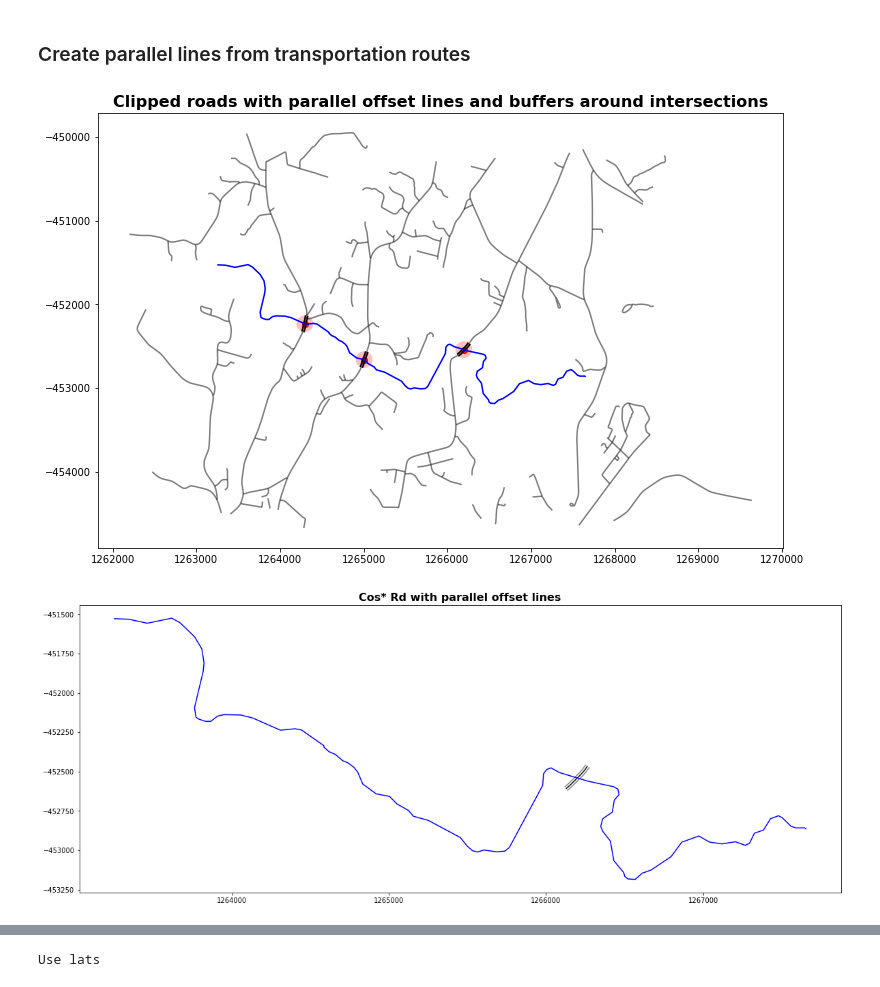
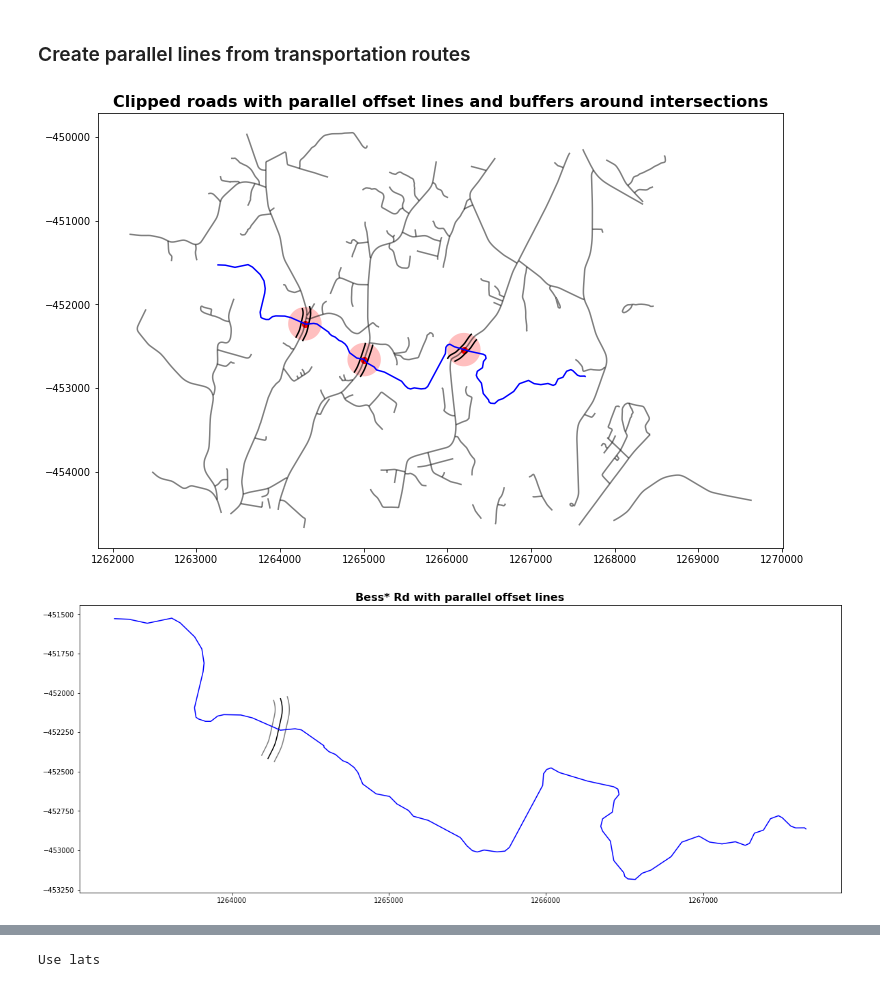
Before and after one commit to Dewberry/fcast, a Jupyter notebook: transit/dense_profile_creation-Dev.ipynb, the cells around one changed output, grey strips where cells are left out. Cells and saved outputs as stored; diff of their text form; code cells hidden in the pictures.

```diff
--- a/transit/dense_profile_creation-Dev.ipynb
+++ b/transit/dense_profile_creation-Dev.ipynb
@@ -29,8 +29,8 @@ dem = "/mnt/c/gis/fcast_data/tiffs/c67567_aoi.tif"
 # %%
 # Set variables based on GIS
 # Offsets: Bess (45), Cos (14), Pue (10)
-buffer_dist = 100
-offset_dist = 14
+buffer_dist = 200
+offset_dist = 45
 our_prj = {'proj': 'aea', 'lat_1': 20, 'lat_2': 60, 'lat_0': 40,
              'lon_0': -96, 'x_0': 0, 'y_0': 0, 'ellps': 'GRS80',
              'units': 'm', 'no_defs': True}
@@ -55,34 +55,34 @@ for i, road in enumerate(clipped_roads):
         single_lines[clipped_roads.index[i]] = ops.linemerge(road)
     else:
         single_lines[clipped_roads.index[i]] = road
 
 # Resulting dictionary needs to be exploded due to roads with same
 #     name. For example, if the road is an interstate.
 explode_lines = gpd.GeoDataFrame(single_lines.items(), columns=['road','geometry'])
 explode_lines = explode_lines.explode().droplevel(0).reset_index(0, drop=True)
 
 # Possibly suboptimal method to create left and right offsets
 df_list = []
 for side in ['left', 'right']:
     explode_lines['side'] = side
     explode_lines['offset'] = explode_lines.geometry.apply(lambda road: road.parallel_offset(offset_dist, side, resolution=1))
     df_list.append(explode_lines.copy())
 offset = pd.concat(df_list).reset_index(0, drop=True)
 
 # Carry out some organization
 offset['geometry'] = offset['offset']
 offset.drop(columns=['offset'], inplace=True)
 
 # Showcase the results
 fig, ax = plt.subplots(figsize = (20,8))
 offset.plot(color='k', ax=ax);
 gdf_roads.plot(color='k', alpha=0.5, ax=ax);
 stream_prj.plot(color='b', ax=ax);
 intersections.plot(color='r', ax=ax);
 intersection_buffers.plot(color='r', alpha=0.25, ax=ax);
 ax.set_title("Clipped roads with parallel offset lines and buffers around intersections", fontsize=16, fontweight='bold');
 # %% [output]
-[figure, old version]
+[figure, new version]
 # %%
 def multi_to_single_lines(input_lines:gpd.geoseries.GeoSeries, column_name:str) -> gpd.geodataframe.GeoDataFrame:
     """Ensures all lines are single part linestrings"""
@@ -98,7 +98,7 @@ def multi_to_single_lines(input_lines:gpd.geoseries.GeoSeries, column_name:str)
     return out_gdf
 # %%
 # Set variables
-rough_name = 'Cos'
+rough_name = 'Bess'
 new_column_name = 'road'
 
 # Usure all roads are single lines and select out the Bess* one
@@ -114,7 +114,7 @@ stream_prj.plot(color='b', ax=ax);
 ax.set_title("{}* Rd with parallel offset lines".format(rough_name),
              fontsize=16, fontweight='bold');
 # %% [output]
-[figure, old version]
+[figure, new version]
 # %%
 def get_topo_from_line(line:str, dem:str) -> pd.core.frame.DataFrame:
     """Identifies the elevation of a point from a shapely linestring from
```
Also changed, not shown: parts of 6 cells of this notebook, 2 other files.
